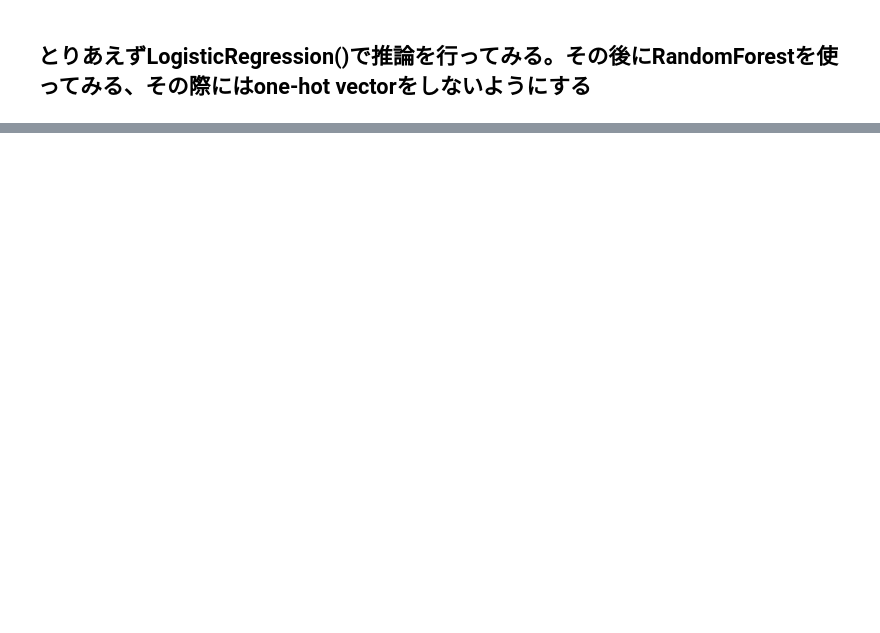
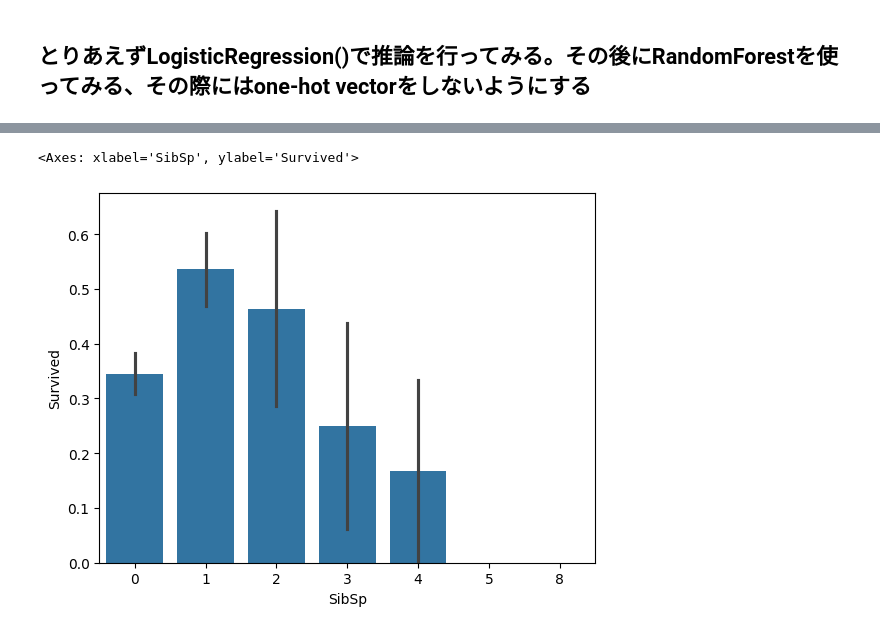
Before and after one commit to CHU1PC/kaggle_comp, a Jupyter notebook: titanic/2025-july-12/look_at_data.ipynb, the cells around one changed output, grey strips where cells are left out. Cells and saved outputs as stored; diff of their text form; code cells hidden in the pictures; blank space fills up the shorter version.

```diff
--- a/titanic/2025-july-12/look_at_data.ipynb
+++ b/titanic/2025-july-12/look_at_data.ipynb
@@ -153,0 +128,5 @@ train_data
+# %%
+sns.barplot(data=train_data, x="SibSp", y="Survived")
+# %% [output]
+<Axes: xlabel='SibSp', ylabel='Survived'>
+[figure, added]
```
Also changed, not shown: parts of 29 cells of this notebook.
